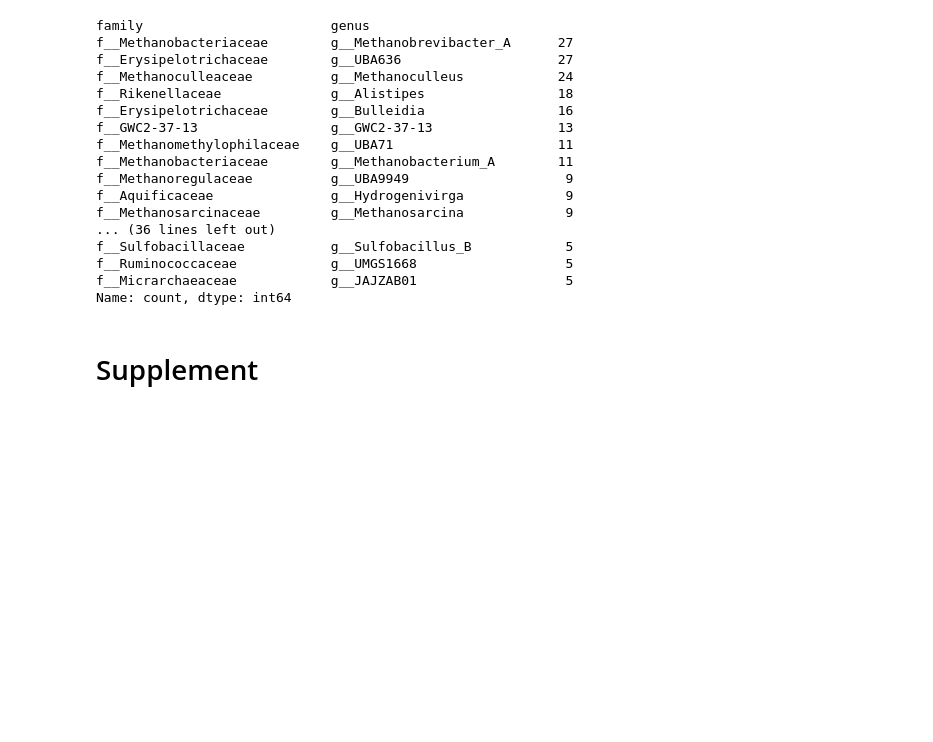
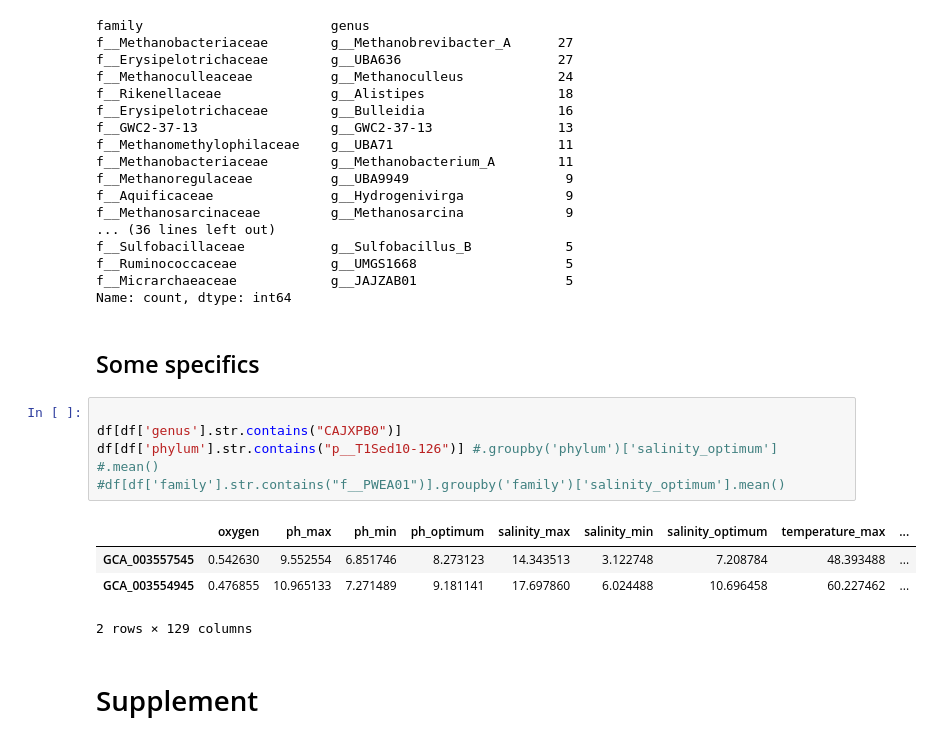
Before and after one commit to cultivarium/GenomeSPOT, a Jupyter notebook: notebooks/analyze_all_species.ipynb, the cells around one changed output. Cells and saved outputs as stored; diff of their text form; blank space fills up the shorter version.

```diff
--- a/notebooks/analyze_all_species.ipynb
+++ b/notebooks/analyze_all_species.ipynb
@@ -790,6 +790,18 @@ f__Sulfobacillaceae           g__Sulfobacillus_B            5
 f__Ruminococcaceae            g__UMGS1668                   5
 f__Micrarchaeaceae            g__JAJZAB01                   5
 Name: count, dtype: int64
+# %% [markdown]
+## Some specifics
+# %%
+
+df[df['genus'].str.contains("CAJXPB0")]
+df[df['phylum'].str.contains("p__T1Sed10-126")] #.groupby('phylum')['salinity_optimum'] #.mean()
+#df[df['family'].str.contains("f__PWEA01")].groupby('family')['salinity_optimum'].mean()
+# %% [output]
+|  | oxygen | ph_max | ph_min | ph_optimum | salinity_max | salinity_min | salinity_optimum | temperature_max | ... |
+| GCA_003557545 | 0.542630 | 9.552554 | 6.851746 | 8.273123 | 14.343513 | 3.122748 | 7.208784 | 48.393488 | ... |
+| GCA_003554945 | 0.476855 | 10.965133 | 7.271489 | 9.181141 | 17.697860 | 6.024488 | 10.696458 | 60.227462 | ... |
+2 rows × 129 columns
 # %% [markdown]
 # Supplement
 # %% [markdown]
```
Also changed, not shown: 1 other file.
